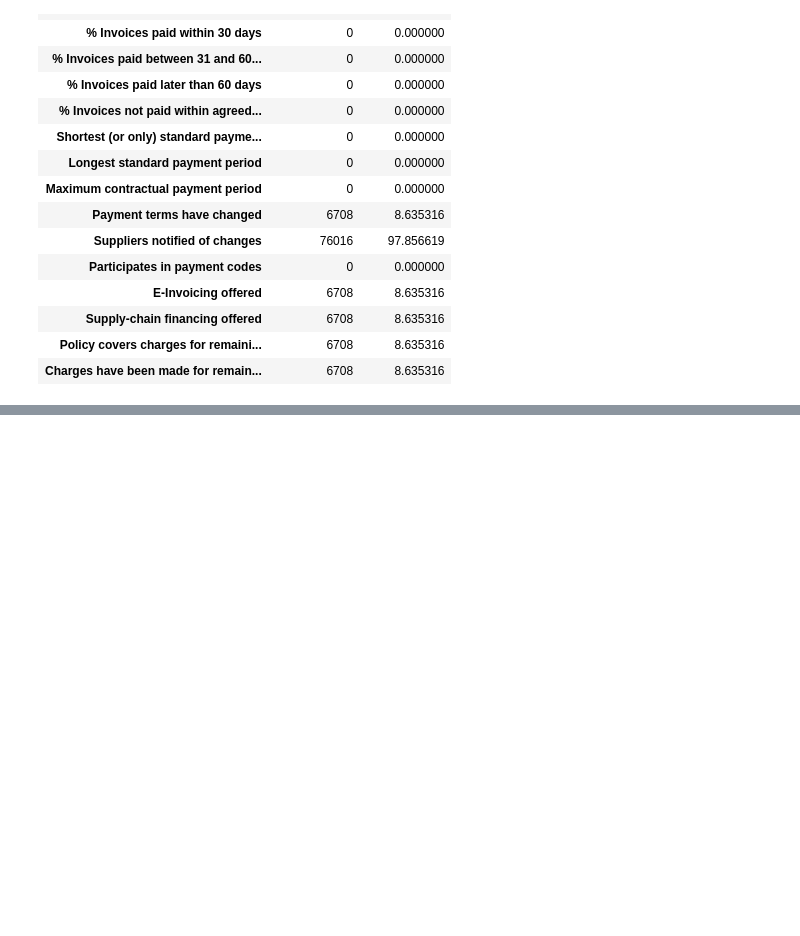
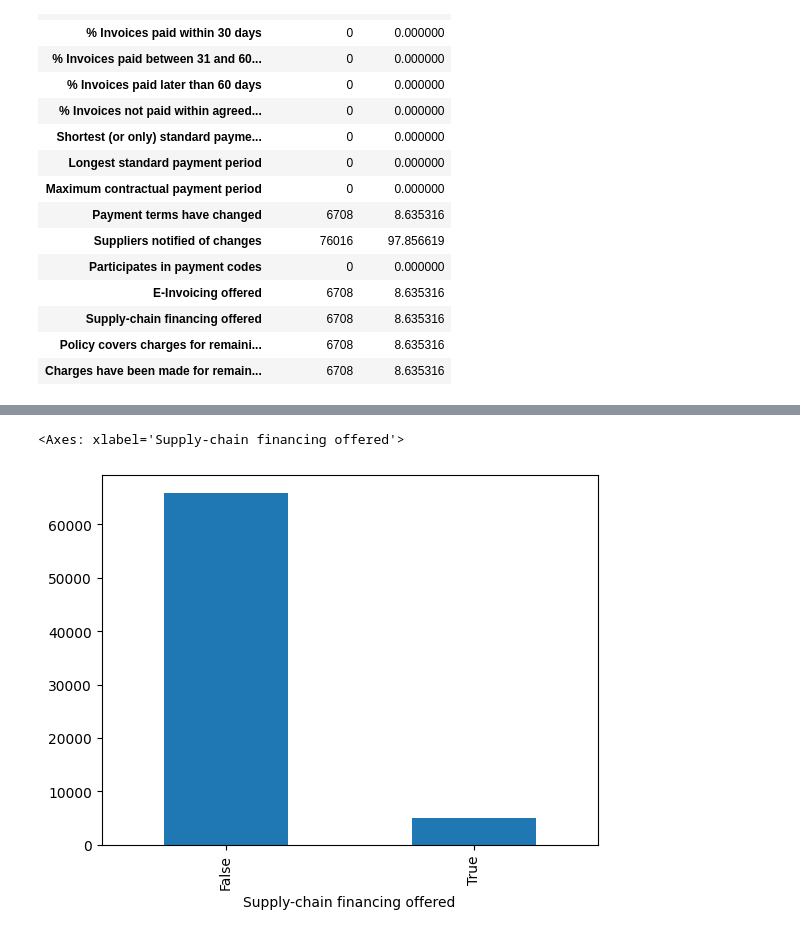
Before and after one commit to Lasya-t07/mini-proj, a Jupyter notebook: main code.ipynb, the cells around one changed output, grey strips where cells are left out. Cells and saved outputs as stored; diff of their text form; code cells hidden in the pictures; blank space fills up the shorter version.

```diff
--- a/main code.ipynb
+++ b/main code.ipynb
@@ -106,0 +129,5 @@ missing_data
+# %%
+data['Supply-chain financing offered'].value_counts().plot.bar()
+# %% [output]
+<Axes: xlabel='Supply-chain financing offered'>
+[figure, added]
```
Also changed, not shown: parts of 13 cells of this notebook.
